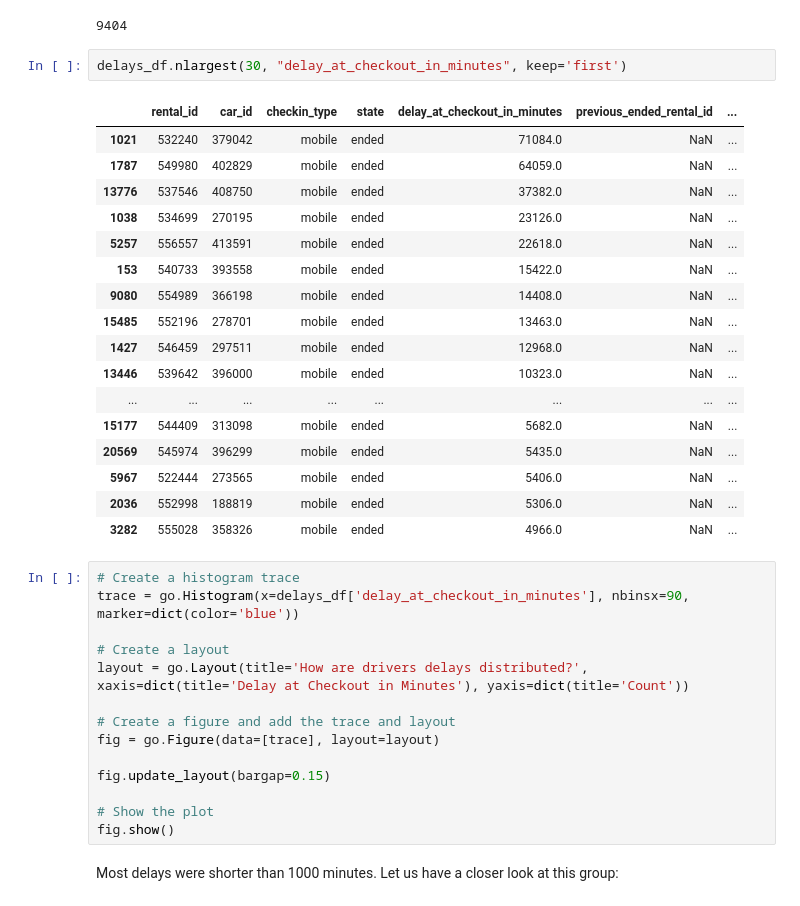
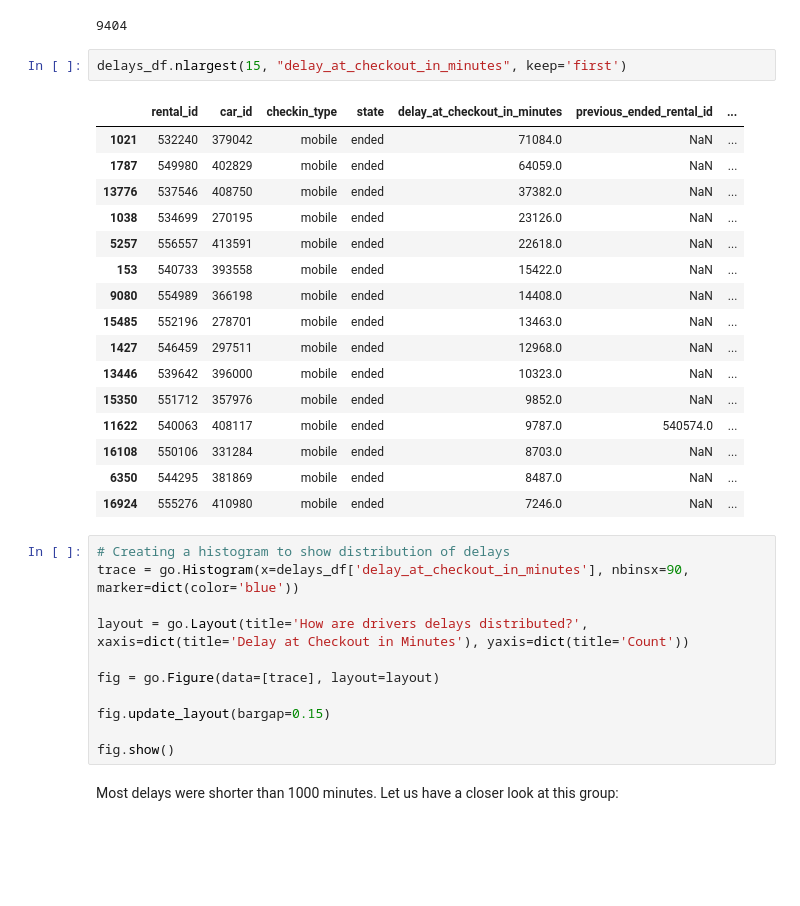
Before and after one commit to YuliyaSheichenka/Certification_Bloc_5, a Jupyter notebook: dashboard/eda_for_dashboard.ipynb, the cells around one changed output. Saved outputs shown, nothing was run; the diff lists cells and outputs as text; blank space fills up the shorter version.

```diff
--- a/dashboard/eda_for_dashboard.ipynb
+++ b/dashboard/eda_for_dashboard.ipynb
@@ -186,38 +193,34 @@ len(delays_df)
 # %% [output]
 9404
 # %%
-delays_df.nlargest(30, "delay_at_checkout_in_minutes", keep='first')
+delays_df.nlargest(15, "delay_at_checkout_in_minutes", keep='first')
 # %% [output]
 |  | rental_id | car_id | checkin_type | state | delay_at_checkout_in_minutes | previous_ended_rental_id | ... |
 | 1021 | 532240 | 379042 | mobile | ended | 71084.0 | NaN | ... |
 | 1787 | 549980 | 402829 | mobile | ended | 64059.0 | NaN | ... |
 | 13776 | 537546 | 408750 | mobile | ended | 37382.0 | NaN | ... |
 | 1038 | 534699 | 270195 | mobile | ended | 23126.0 | NaN | ... |
 | 5257 | 556557 | 413591 | mobile | ended | 22618.0 | NaN | ... |
 | 153 | 540733 | 393558 | mobile | ended | 15422.0 | NaN | ... |
 | 9080 | 554989 | 366198 | mobile | ended | 14408.0 | NaN | ... |
 | 15485 | 552196 | 278701 | mobile | ended | 13463.0 | NaN | ... |
 | 1427 | 546459 | 297511 | mobile | ended | 12968.0 | NaN | ... |
 | 13446 | 539642 | 396000 | mobile | ended | 10323.0 | NaN | ... |
-| ... | ... | ... | ... | ... | ... | ... | ... |
-| 15177 | 544409 | 313098 | mobile | ended | 5682.0 | NaN | ... |
-| 20569 | 545974 | 396299 | mobile | ended | 5435.0 | NaN | ... |
-| 5967 | 522444 | 273565 | mobile | ended | 5406.0 | NaN | ... |
-| 2036 | 552998 | 188819 | mobile | ended | 5306.0 | NaN | ... |
-| 3282 | 555028 | 358326 | mobile | ended | 4966.0 | NaN | ... |
+| 15350 | 551712 | 357976 | mobile | ended | 9852.0 | NaN | ... |
+| 11622 | 540063 | 408117 | mobile | ended | 9787.0 | 540574.0 | ... |
+| 16108 | 550106 | 331284 | mobile | ended | 8703.0 | NaN | ... |
+| 6350 | 544295 | 381869 | mobile | ended | 8487.0 | NaN | ... |
+| 16924 | 555276 | 410980 | mobile | ended | 7246.0 | NaN | ... |
 # %%
-# Create a histogram trace
+# Creating a histogram to show distribution of delays
 trace = go.Histogram(x=delays_df['delay_at_checkout_in_minutes'], nbinsx=90, marker=dict(color='blue'))
 
-# Create a layout
 layout = go.Layout(title='How are drivers delays distributed?', xaxis=dict(title='Delay at Checkout in Minutes'), yaxis=dict(title='Count'))
 
-# Create a figure and add the trace and layout
 fig = go.Figure(data=[trace], layout=layout)
 
 fig.update_layout(bargap=0.15)
 
-# Show the plot
 fig.show()
 # %% [markdown]
 Most delays were shorter than 1000 minutes. Let us have a closer look at this group:
```
Also changed, not shown: parts of 46 cells of this notebook.
